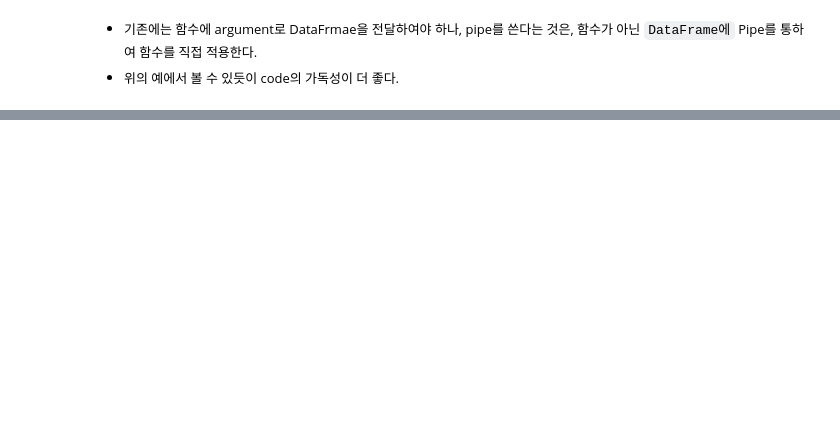
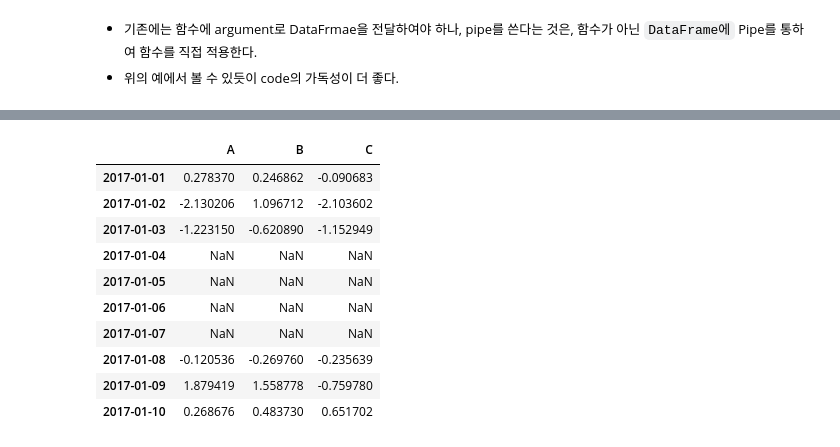
Before and after one commit to tarkseomoon/Project_WSL, a Jupyter notebook: PandasUserGuide/userGuide/03-EssentialBasicFunctionality/04-functionApplication.ipynb, the cells around one changed output, grey strips where cells are left out. Saved outputs shown, nothing was run; the diff lists cells and outputs as text; code cells hidden in the pictures; blank space fills up the shorter version.

```diff
--- a/PandasUserGuide/userGuide/03-EssentialBasicFunctionality/04-functionApplication.ipynb
+++ b/PandasUserGuide/userGuide/03-EssentialBasicFunctionality/04-functionApplication.ipynb
@@ -128,0 +278,16 @@ tsdf.agg({'A': 'mean', 'B':'sum'})
+# %%
+# Transform API
+tsdf.iloc[3:7] = np.nan
+tsdf
+# %% [output]
+|  | A | B | C |
+| 2017-01-01 | 0.278370 | 0.246862 | -0.090683 |
+| 2017-01-02 | -2.130206 | 1.096712 | -2.103602 |
+| 2017-01-03 | -1.223150 | -0.620890 | -1.152949 |
+| 2017-01-04 | NaN | NaN | NaN |
+| 2017-01-05 | NaN | NaN | NaN |
+| 2017-01-06 | NaN | NaN | NaN |
+| 2017-01-07 | NaN | NaN | NaN |
+| 2017-01-08 | -0.120536 | -0.269760 | -0.235639 |
+| 2017-01-09 | 1.879419 | 1.558778 | -0.759780 |
+| 2017-01-10 | 0.268676 | 0.483730 | 0.651702 |
```
Also changed, not shown: parts of 25 cells of this notebook, 6 other files.
